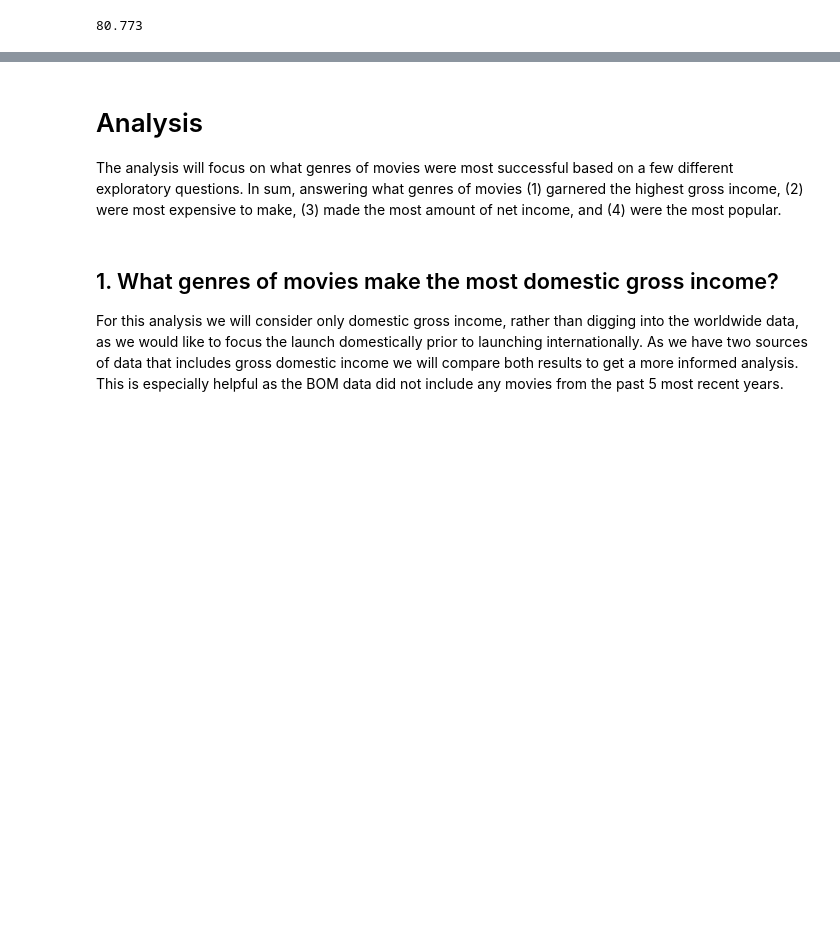
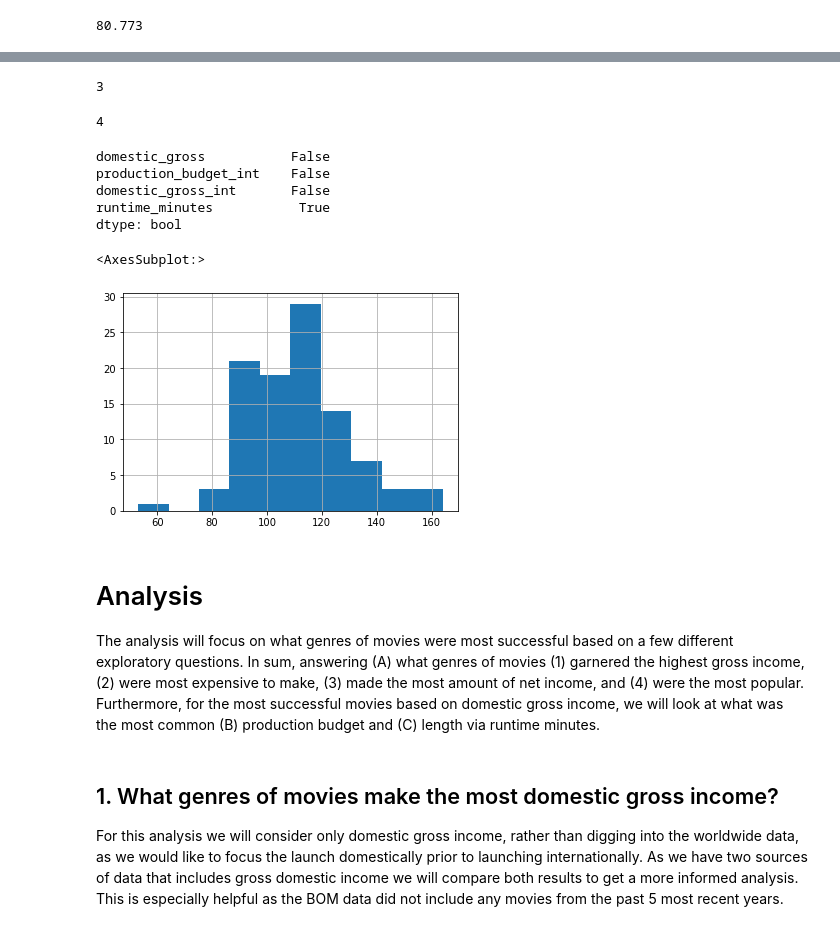
Before and after one commit to Bella3s/movie-analysis-project, a Jupyter notebook: movie_performance_analysis.ipynb, the cells around one changed output, grey strips where cells are left out. Saved outputs shown, nothing was run; the diff lists cells and outputs as text; code cells hidden in the pictures; blank space fills up the shorter version.

```diff
--- a/movie_performance_analysis.ipynb
+++ b/movie_performance_analysis.ipynb
@@ -961,7 +999,37 @@ top_ten_by_votecount = grouped.sort_values(by='vote_count', ascending=False).hea
+# %%
+top_100_gross['runtime_minutes'].isna().sum()
+# %% [output]
+3
+# %%
+test = IMDB_and_theNums_df.sort_values('domestic_gross', ascending=False).head(104)
+test['runtime_minutes'].isna().sum()
+# %% [output]
+4
+# %%
+top_gross_with_runtime = IMDB_and_theNums_df.sort_values('domestic_gross', ascending=False).head(104)
+
+columns_to_drop = ('id', 'release_date', 'movie', 'worldwide_gross', 'production_budget',
+                   'year', 'titleClean', 'title', 'genres', 'domestic_net')
+top_gross_with_runtime.drop(top_gross_with_runtime.loc[:,columns_to_drop], axis=1, inplace=True)
+# %%
+top_gross_with_runtime.isna().any()
+# %% [output]
+domestic_gross           False
+production_budget_int    False
+domestic_gross_int       False
+runtime_minutes           True
+dtype: bool
+# %%
+top_gross_with_runtime.dropna(inplace=True)
+# %%
+top_gross_with_runtime['runtime_minutes'].hist()
+# %% [output]
+<AxesSubplot:>
+[figure, added]
 # %% [markdown]
 # Analysis
 
-The analysis will focus on what genres of movies were most successful based on a few different exploratory questions.  In sum, answering what genres of movies (1) garnered the highest gross income, (2) were most expensive to make, (3) made the most amount of net income, and (4) were the most popular.
+The analysis will focus on what genres of movies were most successful based on a few different exploratory questions.  In sum, answering (A) what genres of movies (1) garnered the highest gross income, (2) were most expensive to make, (3) made the most amount of net income, and (4) were the most popular.  Furthermore, for the most successful movies based on domestic gross income, we will look at what was the most common (B) production budget and (C) length via runtime minutes.
 # %%
 import matplotlib.pyplot as plt
 %matplotlib inline
```
Also changed, not shown: parts of 34 cells of this notebook.
